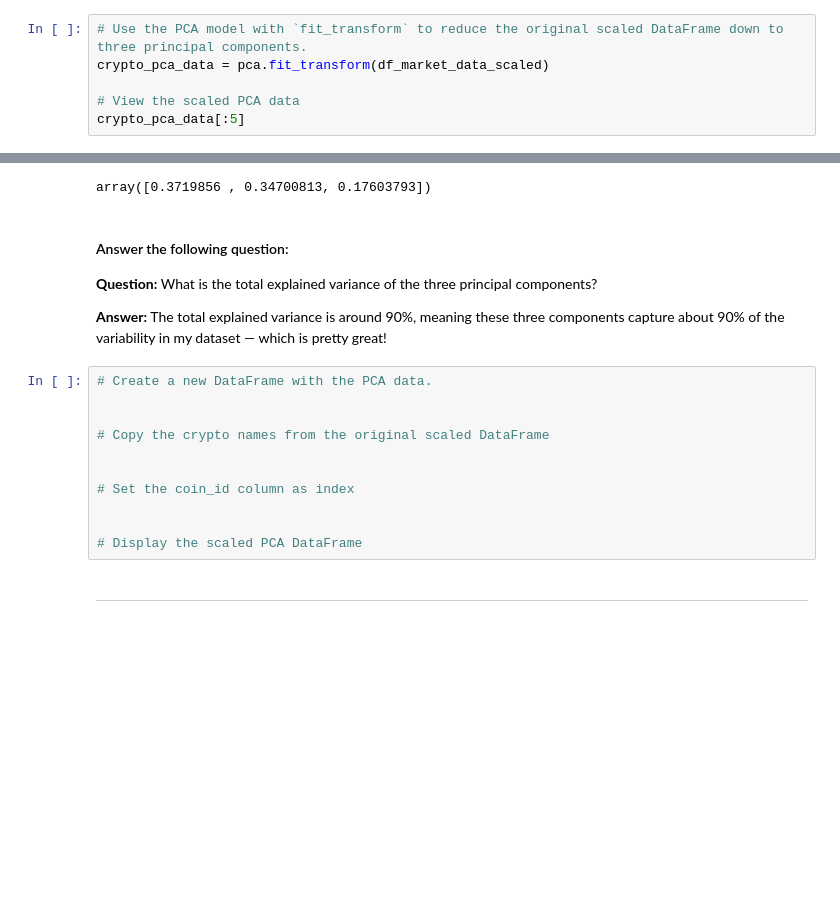
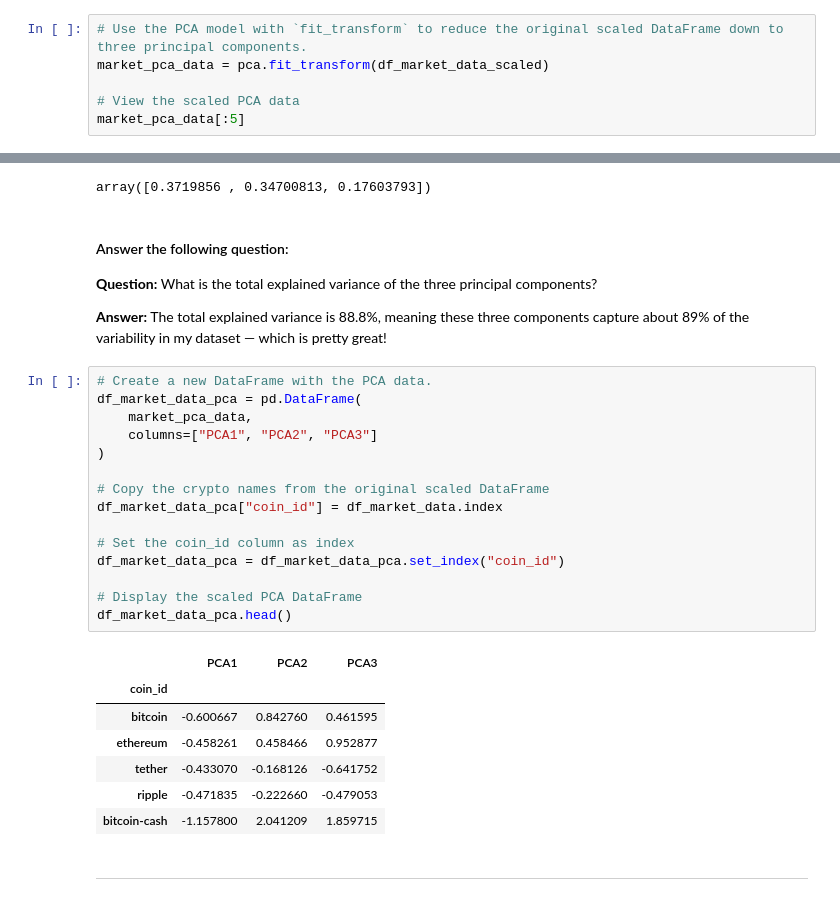
Before and after one commit to sarahryan0413/CryptoClustering, a Jupyter notebook: Crypto_Clustering_starter_code.ipynb, the cells around one changed output, grey strips where cells are left out. Drawn from its saved outputs; the diff is of its cells as text; blank space fills up the shorter version.

```diff
--- a/Crypto_Clustering_starter_code.ipynb
+++ b/Crypto_Clustering_starter_code.ipynb
@@ -193,10 +178,10 @@ df_market_data_predictions.hvplot.scatter(
 pca = PCA(n_components=3)
 # %%
 # Use the PCA model with `fit_transform` to reduce the original scaled DataFrame down to three principal components.
-crypto_pca_data = pca.fit_transform(df_market_data_scaled)
+market_pca_data = pca.fit_transform(df_market_data_scaled)
 
 # View the scaled PCA data
-crypto_pca_data[:5]
+market_pca_data[:5]
 # %% [output]
 array([[-0.60066733,  0.84276006,  0.46159457],
        [-0.45826071,  0.45846566,  0.95287678],
@@ -213,18 +198,30 @@ array([0.3719856 , 0.34700813, 0.17603793])
 
 **Question:** What is the total explained variance of the three principal components?
 
-**Answer:** The total explained variance is around 90%, meaning these three components capture about 90% of the variability in my dataset — which is pretty great!
+**Answer:** The total explained variance is 88.8%, meaning these three components capture about 89% of the variability in my dataset — which is pretty great!
 # %%
 # Create a new DataFrame with the PCA data.
-
+df_market_data_pca = pd.DataFrame(
+    market_pca_data,
+    columns=["PCA1", "PCA2", "PCA3"]
+)
 
 # Copy the crypto names from the original scaled DataFrame
-
+df_market_data_pca["coin_id"] = df_market_data.index
 
 # Set the coin_id column as index
-
+df_market_data_pca = df_market_data_pca.set_index("coin_id")
 
 # Display the scaled PCA DataFrame
+df_market_data_pca.head()
+# %% [output]
+|  | PCA1 | PCA2 | PCA3 |
+| coin_id |  |  |  |
+| bitcoin | -0.600667 | 0.842760 | 0.461595 |
+| ethereum | -0.458261 | 0.458466 | 0.952877 |
+| tether | -0.433070 | -0.168126 | -0.641752 |
+| ripple | -0.471835 | -0.222660 | -0.479053 |
+| bitcoin-cash | -1.157800 | 2.041209 | 1.859715 |
 # %% [markdown]
 ---
 # %% [markdown]
```
Also changed, not shown: parts of 7 cells of this notebook.
